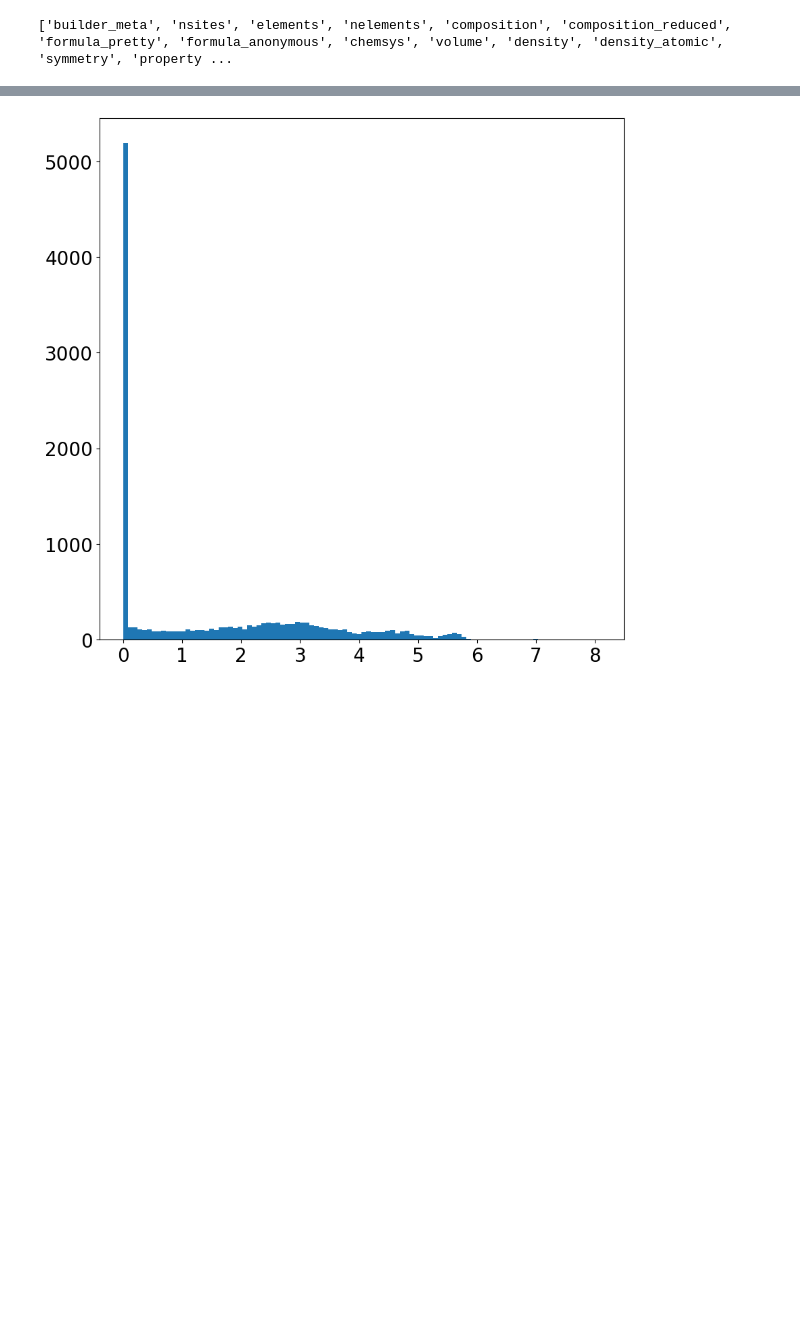
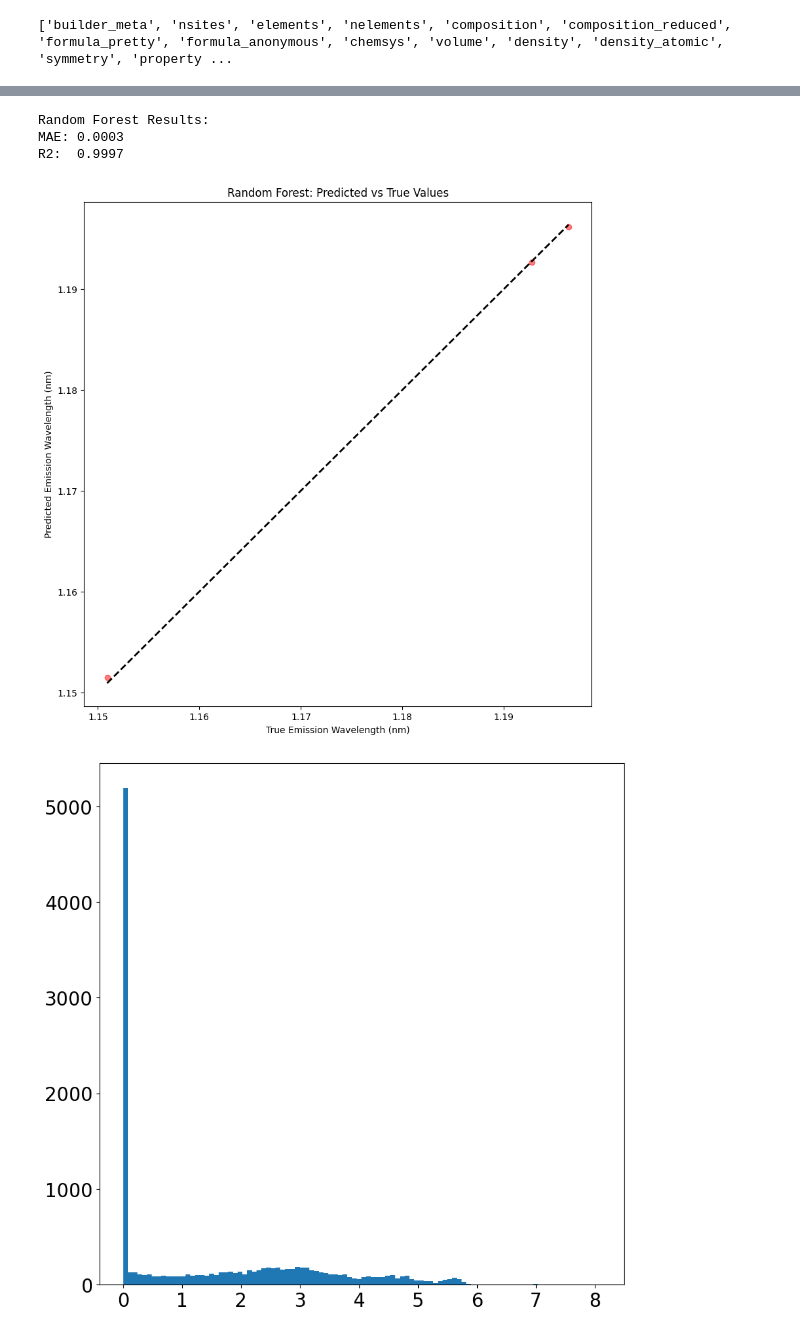
Before and after one commit to Axiiomatic/MaterialScienceMLResearch, a Jupyter notebook: test.ipynb, the cells around one changed output, grey strips where cells are left out. Cells and saved outputs as stored; diff of their text form; code cells hidden in the pictures; blank space fills up the shorter version.

Commit message:
updated file to include real data from study

```diff
--- a/test.ipynb
+++ b/test.ipynb
@@ -212,10 +211,0 @@ print(descriptors(structure_example))
-# %%
-band_gaps = []
-dataset = []
-
-for i in range(len(mpids)):
-    dataset += [descriptors(mpstruct[i])]
-    band_gaps += [mpbg[i]]
-    print(i)
-
-dataset_df = pd.DataFrame(dataset)
@@ -354,0 +259,18 @@ dataset_df = pd.DataFrame(dataset)
+# %%
+# Create the dataset
+X, y = create_training_data(mpstruct, mpbg, target_bgs)
+
+# Split the data
+X_train, X_test, y_train, y_test = train_test_split(X, y, test_size=0.2, random_state=42)
+
+# Scale the features
+scaler = StandardScaler()
+X_train_scaled = scaler.fit_transform(X_train)
+X_test_scaled = scaler.transform(X_test)
+
+# Train models (let's try both RF and XGBoost as you were using before)
+rf_model = RandomForestRegressor(n_estimators=400, max_depth=400, random_state=0)
+rf_model.fit(X_train_scaled, y_train)
+
+xgb_model = XGBRegressor(objective='reg:squarederror', max_depth=10, n_estimators=400)
+xgb_model.fit(X_train_scaled, y_train)
@@ -355,3 +295,25 @@ dataset_df = pd.DataFrame(dataset)
+# %%
+# Make predictions and evaluate RF model
+y_pred_rf = rf_model.predict(X_test_scaled)
+
+print('Random Forest Results:')
+print(f'MAE: {mean_absolute_error(y_test, y_pred_rf):.4f}')
+print(f'R2:  {r2_score(y_test, y_pred_rf):.4f}\n')
+
+# RF correlation plot
+plt.figure(figsize=(10, 10))
+plt.plot(y_test, y_pred_rf, 'ro', alpha=0.5)
+plt.plot([y_test.min(), y_test.max()], [y_test.min(), y_test.max()], 'k--', lw=2)  # Perfect prediction line
+plt.xlabel('True Emission Wavelength (nm)')
+plt.ylabel('Predicted Emission Wavelength (nm)')
+plt.title('Random Forest: Predicted vs True Values')
+plt.savefig('RF_Correlation_Test', bbox_inches='tight')
+plt.show()
+# %% [output]
+Random Forest Results:
+MAE: 0.0003
+R2:  0.9997
+[figure, added]
 # %%
 plt.rcParams.update({'font.size': 20})
 
```
Also changed, not shown: parts of 9 cells of this notebook.
